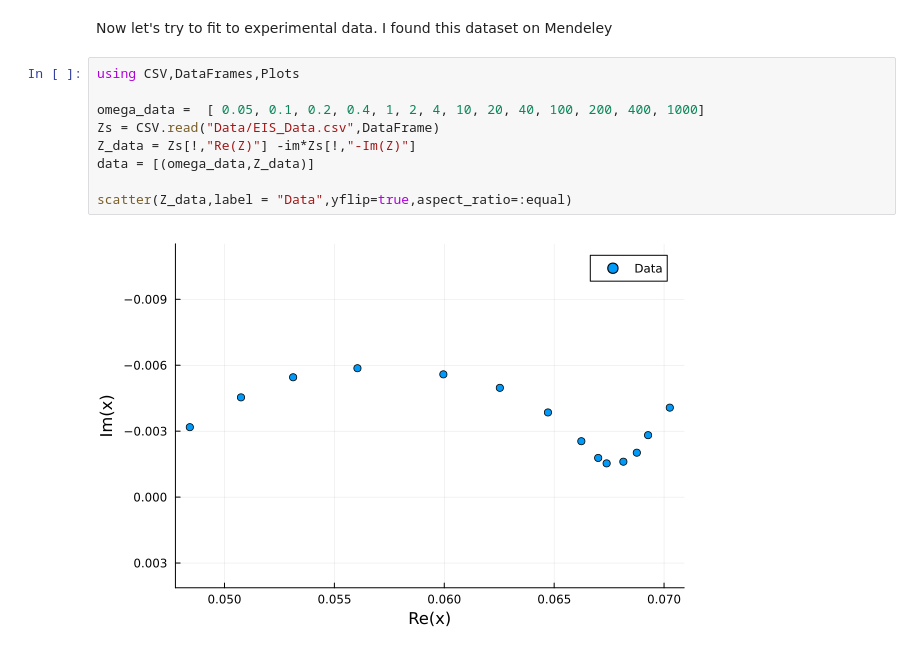
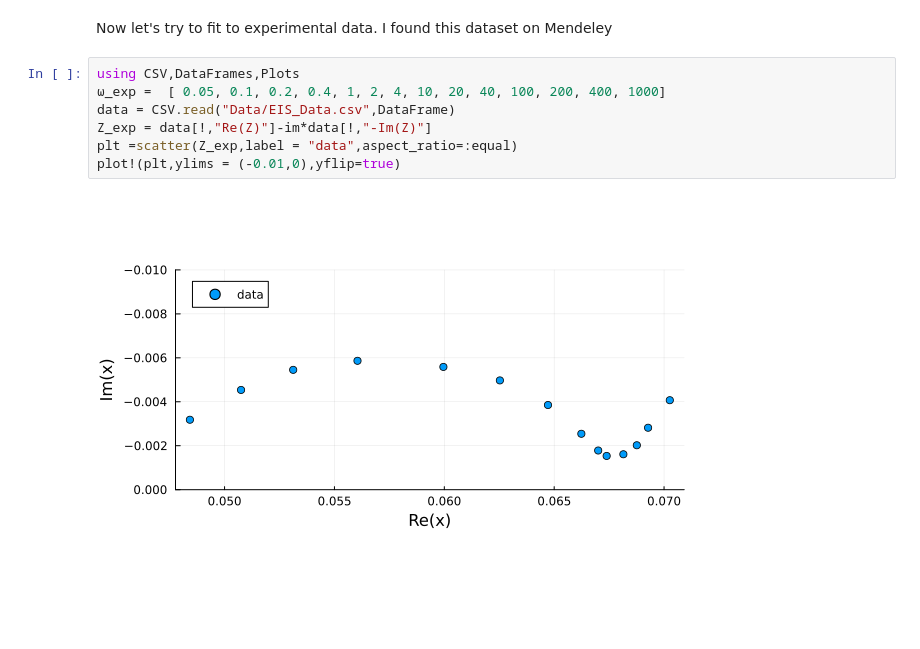
Before and after one commit to bdamerau/EISAnalysis.jl, a Jupyter notebook: Notebooks/DRT.ipynb, the cells around one changed output. Drawn from its saved outputs; the diff is of its cells as text.

```diff
--- a/Notebooks/DRT.ipynb
+++ b/Notebooks/DRT.ipynb
@@ -57,12 +57,10 @@ Dict{String, Any} with 4 entries:
 Now let's try to fit to experimental data. I found this dataset on Mendeley
 # %%
 using CSV,DataFrames,Plots
-
-omega_data =  [ 0.05, 0.1, 0.2, 0.4, 1, 2, 4, 10, 20, 40, 100, 200, 400, 1000]
-Zs = CSV.read("Data/EIS_Data.csv",DataFrame)
-Z_data = Zs[!,"Re(Z)"] -im*Zs[!,"-Im(Z)"]
-data = [(omega_data,Z_data)]
-
-scatter(Z_data,label = "Data",yflip=true,aspect_ratio=:equal)
+ω_exp =  [ 0.05, 0.1, 0.2, 0.4, 1, 2, 4, 10, 20, 40, 100, 200, 400, 1000]
+data = CSV.read("Data/EIS_Data.csv",DataFrame)
+Z_exp = data[!,"Re(Z)"]-im*data[!,"-Im(Z)"]
+plt =scatter(Z_exp,label = "data",aspect_ratio=:equal)
+plot!(plt,ylims = (-0.01,0),yflip=true)
 # %% [output]
-[figure, old version]
+[figure, new version]
```
Also changed, not shown: parts of 5 cells of this notebook, 1 other file.
